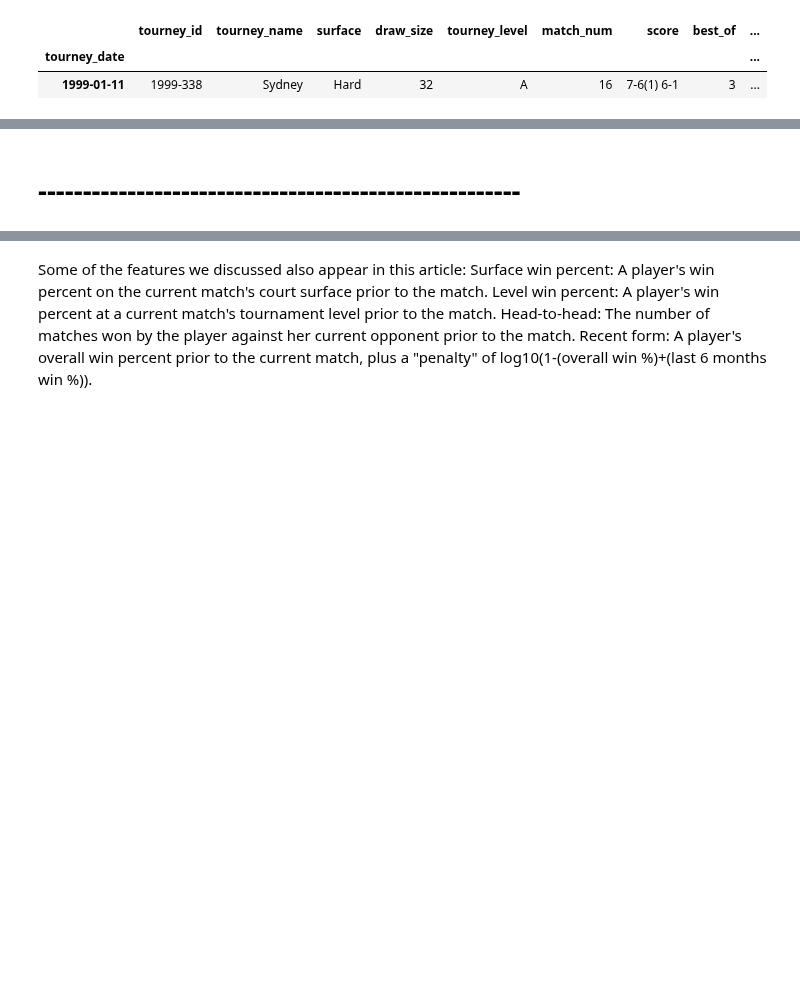
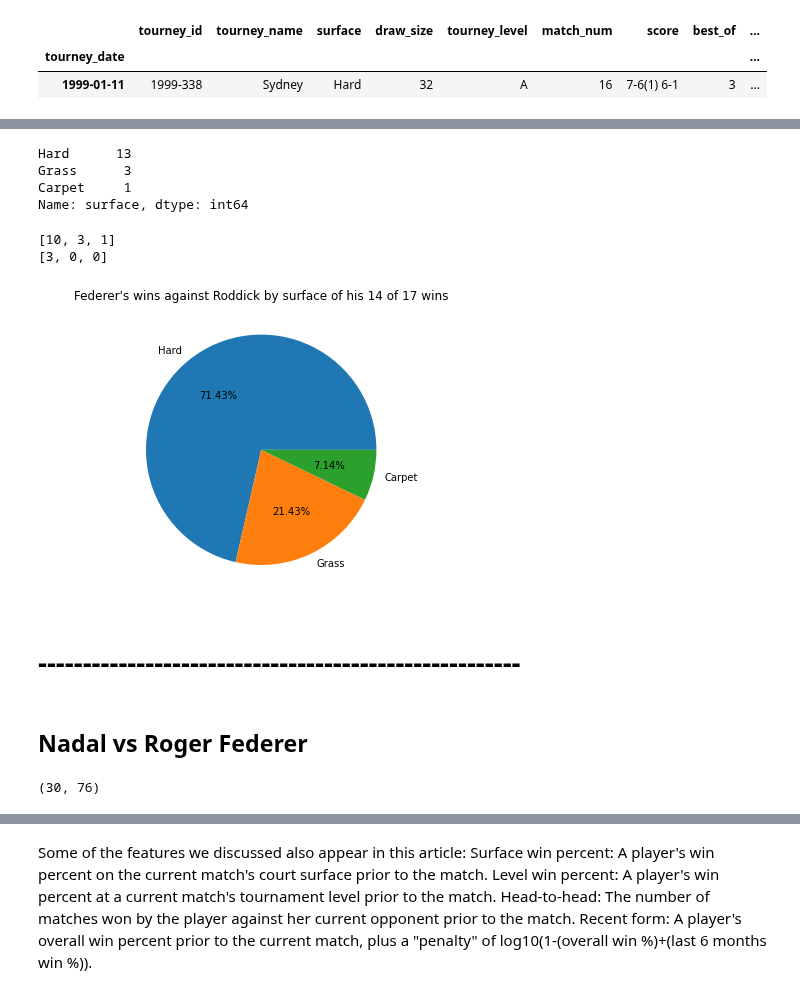
Before and after one commit to Racket-Science/Tennis-Match-Predictions, a Jupyter notebook: Notebooks/daniels_notebook.ipynb, the cells around one changed output, grey strips where cells are left out. Drawn from its saved outputs; the diff is of its cells as text; code cells hidden in the pictures; blank space fills up the shorter version.

```diff
--- a/Notebooks/daniels_notebook.ipynb
+++ b/Notebooks/daniels_notebook.ipynb
@@ -155,0 +315,7 @@ df2
+# %%
+Rodrick_Federer.surface.value_counts()
+# %% [output]
+Hard      13
+Grass      3
+Carpet     1
+Name: surface, dtype: int64
@@ -156,2 +341,31 @@ df2
+# %%
+print(fedwins)
+print(rodwins)
+# %% [output]
+[10, 3, 1]
+[3, 0, 0]
+# %%
+fig = plt.figure()
+ax = fig.add_axes([0,0,1,1])
+ax.axis('equal')
+langs = ['Hard', 'Grass', 'Carpet']
+students = [10,3,1]
+ax.pie(students, labels = langs,autopct='%1.2f%%')
+plt.title("Federer's wins against Roddick by surface of his 14 of 17 wins")
+plt.show()
+# %% [output]
+[figure, added]
 # %% [markdown]
 # ------------------------------------------------------
+# %% [markdown]
+## Nadal vs Roger Federer
+# %%
+#Player 1 is always alphabetically first - Andy
+Nadal_Federer = df[df.player_1 == 'Rafael Nadal']
+#Player 2 will be Roger
+Nadal_Federer = Nadal_Federer[Nadal_Federer.player_2 == 'Roger Federer']
+
+#They played 30 matches against each other
+Nadal_Federer.shape
+# %% [output]
+(30, 76)
```
Also changed, not shown: parts of 52 cells of this notebook.
